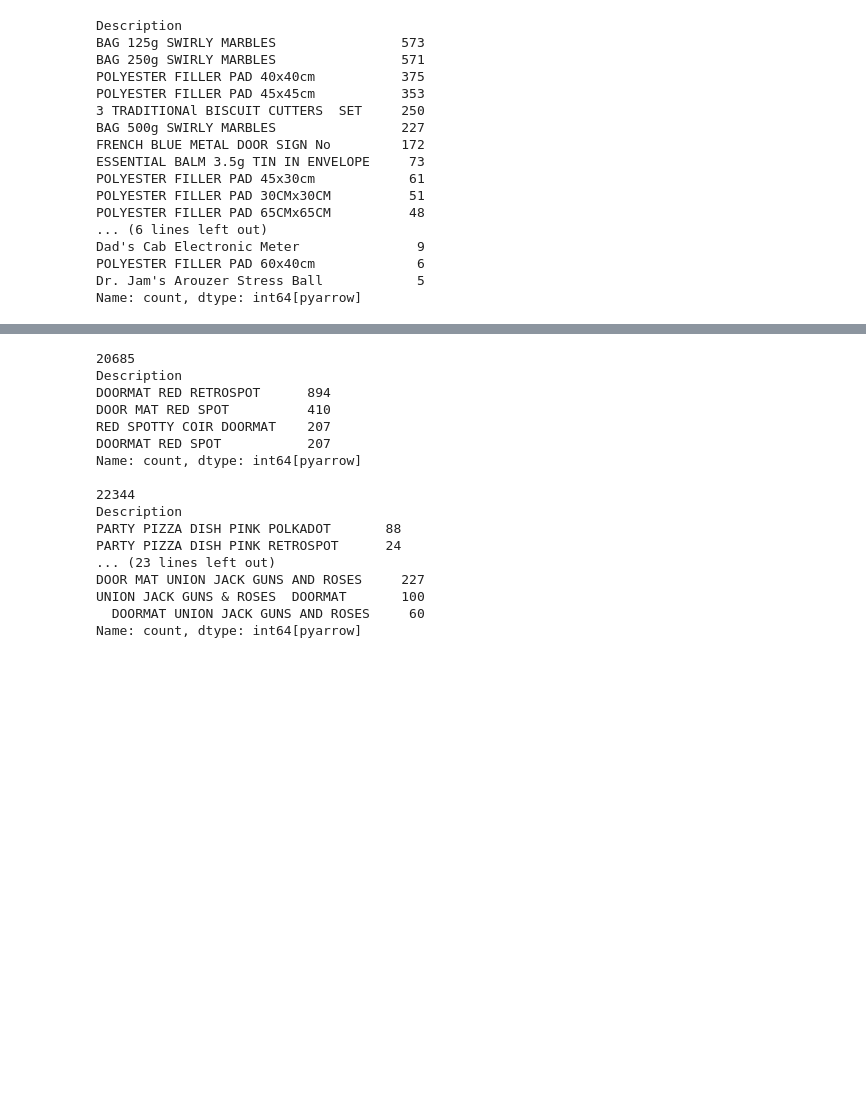
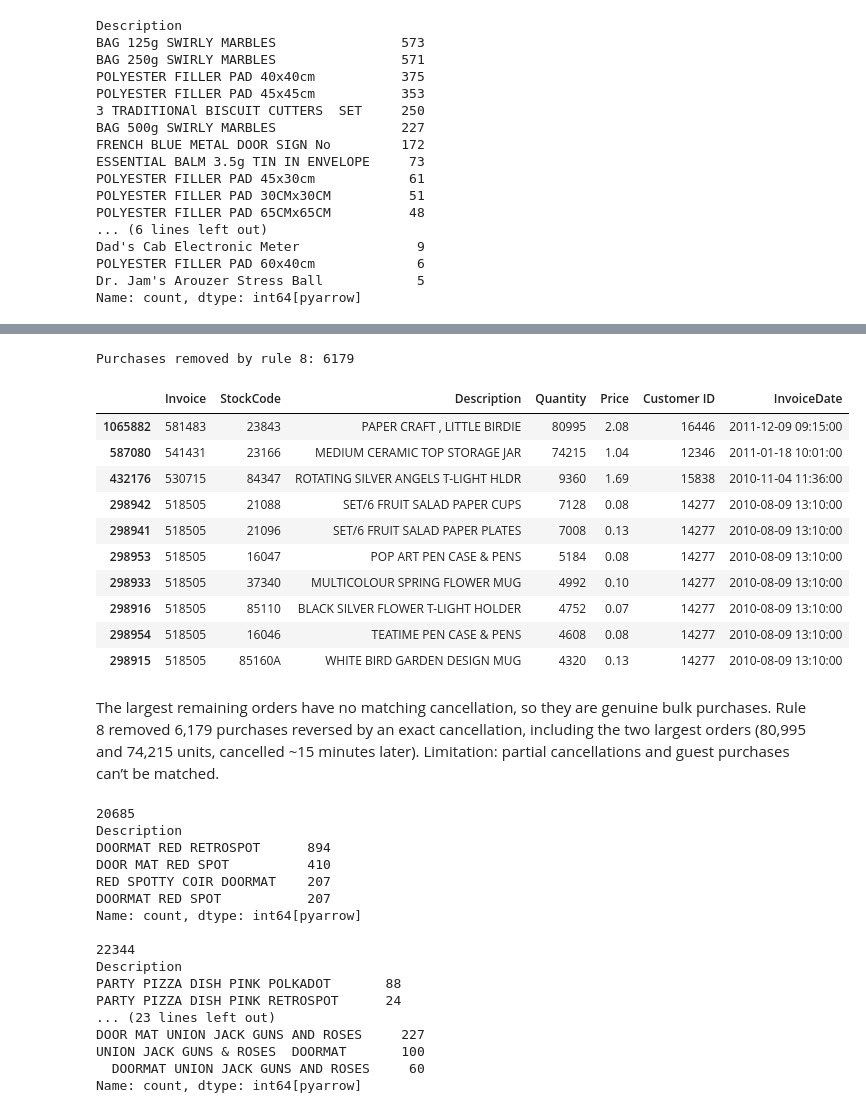
Before and after one commit to Ysharbat/market-basket-next-product, a Jupyter notebook: notebooks/01_cleaning_eda.ipynb, the cells around one changed output, grey strips where cells are left out. Saved outputs shown, nothing was run; the diff lists cells and outputs as text; code cells hidden in the pictures; blank space fills up the shorter version.

Commit message:
01: final notes and rule 8 evidence; 02: RFM table and scores

```diff
--- a/notebooks/01_cleaning_eda.ipynb
+++ b/notebooks/01_cleaning_eda.ipynb
@@ -427,6 +427,26 @@ big.merge(cancels[["StockCode", "Quantity", "Customer ID", "Invoice", "InvoiceDa
 | 7 | 502269 | 21980 | PACK OF 12 RED SPOTTY TISSUES | 10000 | 0.25 | 17940 | 2010-03-23 15:36:00 | <NA> | ... |
 | 8 | 502269 | 21981 | PACK OF 12 WOODLAND TISSUES | 10000 | 0.25 | 17940 | 2010-03-23 15:36:00 | <NA> | ... |
 | 9 | 498152 | 85220 | SMALL FAIRY CAKE FRIDGE MAGNETS | 9456 | 0.30 | 13902 | 2010-02-17 10:51:00 | <NA> | ... |
+# %%
+removed = df.loc[matched["row_id"].astype(int).unique()]
+print("Purchases removed by rule 8:", len(removed))
+removed.nlargest(10, "Quantity")[["Invoice", "StockCode", "Description",
+                                  "Quantity", "Price", "Customer ID", "InvoiceDate"]]
+# %% [output]
+Purchases removed by rule 8: 6179
+|  | Invoice | StockCode | Description | Quantity | Price | Customer ID | InvoiceDate |
+| 1065882 | 581483 | 23843 | PAPER CRAFT , LITTLE BIRDIE | 80995 | 2.08 | 16446 | 2011-12-09 09:15:00 |
+| 587080 | 541431 | 23166 | MEDIUM CERAMIC TOP STORAGE JAR | 74215 | 1.04 | 12346 | 2011-01-18 10:01:00 |
+| 432176 | 530715 | 84347 | ROTATING SILVER ANGELS T-LIGHT HLDR | 9360 | 1.69 | 15838 | 2010-11-04 11:36:00 |
+| 298942 | 518505 | 21088 | SET/6 FRUIT SALAD PAPER CUPS | 7128 | 0.08 | 14277 | 2010-08-09 13:10:00 |
+| 298941 | 518505 | 21096 | SET/6 FRUIT SALAD PAPER PLATES | 7008 | 0.13 | 14277 | 2010-08-09 13:10:00 |
+| 298953 | 518505 | 16047 | POP ART PEN CASE & PENS | 5184 | 0.08 | 14277 | 2010-08-09 13:10:00 |
+| 298933 | 518505 | 37340 | MULTICOLOUR SPRING FLOWER MUG | 4992 | 0.10 | 14277 | 2010-08-09 13:10:00 |
+| 298916 | 518505 | 85110 | BLACK SILVER FLOWER T-LIGHT HOLDER | 4752 | 0.07 | 14277 | 2010-08-09 13:10:00 |
+| 298954 | 518505 | 16046 | TEATIME PEN CASE & PENS | 4608 | 0.08 | 14277 | 2010-08-09 13:10:00 |
+| 298915 | 518505 | 85160A | WHITE BIRD GARDEN DESIGN MUG | 4320 | 0.13 | 14277 | 2010-08-09 13:10:00 |
+# %% [markdown]
+The largest remaining orders have no matching cancellation, so they are genuine bulk purchases. Rule 8 removed 6,179 purchases reversed by an exact cancellation, including the two largest orders (80,995 and 74,215 units, cancelled ~15 minutes later). Limitation: partial cancellations and guest purchases can’t be matched.
 # %%
 multi = desc_per_code[desc_per_code > 1].sort_values(ascending=False)
 for code in multi.index[:5]:
```
Also changed, not shown: parts of 10 cells of this notebook, 1 other file.
